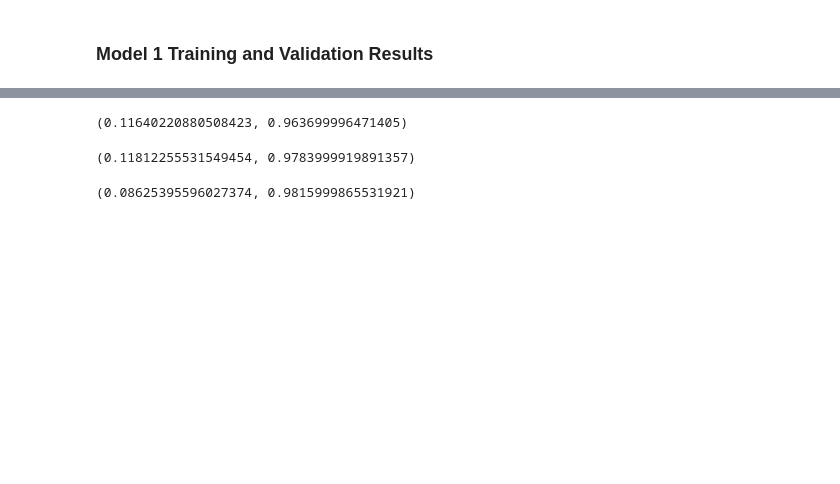
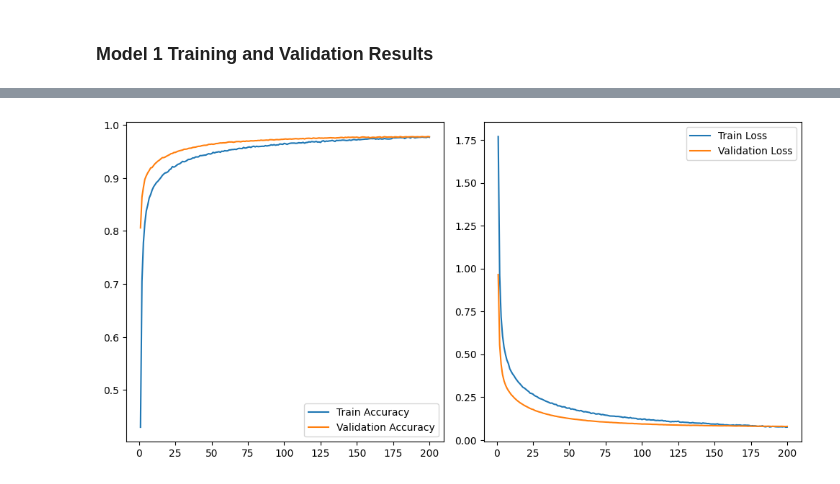
Before and after one commit to vincentyono/computational-intelligence-week-5, a Jupyter notebook: src/digit_recognition.ipynb, the cells around one changed output, grey strips where cells are left out. Drawn from its saved outputs; the diff is of its cells as text; code cells hidden in the pictures; blank space fills up the shorter version.

```diff
--- a/src/digit_recognition.ipynb
+++ b/src/digit_recognition.ipynb
@@ -138,7 +144,7 @@ Model: "sequential"
  Trainable params: 118,282 (462.04 KB)
  Non-trainable params: 0 (0.00 B)
 # %%
-model_1.compile(
+model.compile(
     optimizer="SGD", # Stochastic Gradient Descent
     loss="categorical_crossentropy",
     metrics=["accuracy"]
@@ -148,10 +154,10 @@ model_1.compile(
 
 - `batch_size` is the number of training instances observed before the optimizer performs a weight update; there are usually many batches per epoch.
 # %%
-history_1 = model_1.fit(
+history = model.fit(
     X_train, y_train,
     batch_size=128,
-    epochs=50,
+    epochs=200,
     verbose=0,
     validation_split=0.2
 )
@@ -289,13 +172,15 @@ h3_train_acc, h3_train_loss, h3_val_acc, h3_val_loss = get_history(history_3.his
+# %%
+train_acc, train_loss, val_acc, val_loss = get_history(history.history)
 # %%
 def display_history(train_acc, train_loss, val_acc, val_loss):
     fig, axes = plt.subplots(nrows=1, ncols=2, figsize=(10, 5))
 
-    axes[0].plot(range(1, 51), train_acc, label="Train Accuracy")
-    axes[0].plot(range(1, 51), val_acc, label="Validation Accuracy")
+    axes[0].plot(range(1, len(train_acc) + 1), train_acc, label="Train Accuracy")
+    axes[0].plot(range(1, len(val_acc) + 1), val_acc, label="Validation Accuracy")
     axes[0].legend()
 
-    axes[1].plot(range(1, 51), train_loss, label="Train Loss")
-    axes[1].plot(range(1, 51), val_loss, label="Validation Loss")
+    axes[1].plot(range(1, len(train_loss) + 1), train_loss, label="Train Loss")
+    axes[1].plot(range(1, len(val_loss) + 1), val_loss, label="Validation Loss")
     axes[1].legend()
 
     fig.tight_layout()
@@ -328,12 +189,4 @@ test_loss_3, test_acc_3 = model_3.evaluate(X_test, y_test)
-# %%
-test_loss_1, test_acc_1
-# %% [output]
-(0.11640220880508423, 0.963699996471405)
-# %%
-test_loss_2, test_acc_2
-# %% [output]
-(0.11812255531549454, 0.9783999919891357)
-# %%
-test_loss_3, test_acc_3
-# %% [output]
-(0.08625395596027374, 0.9815999865531921)
+# %%
+display_history(train_acc, train_loss, val_acc, val_loss)
+# %% [output]
+[figure, added]
```
Also changed, not shown: parts of 29 cells of this notebook.
